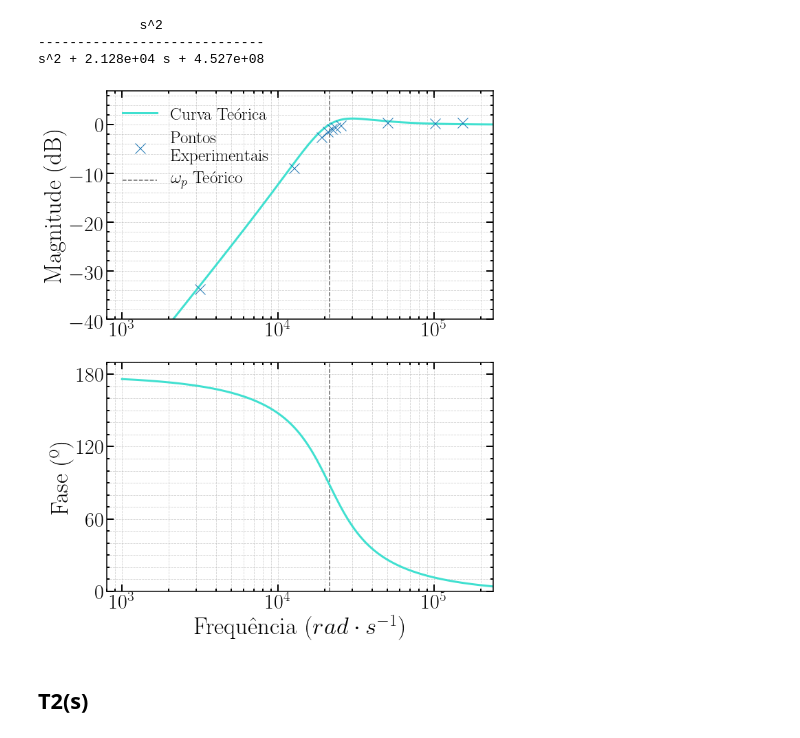
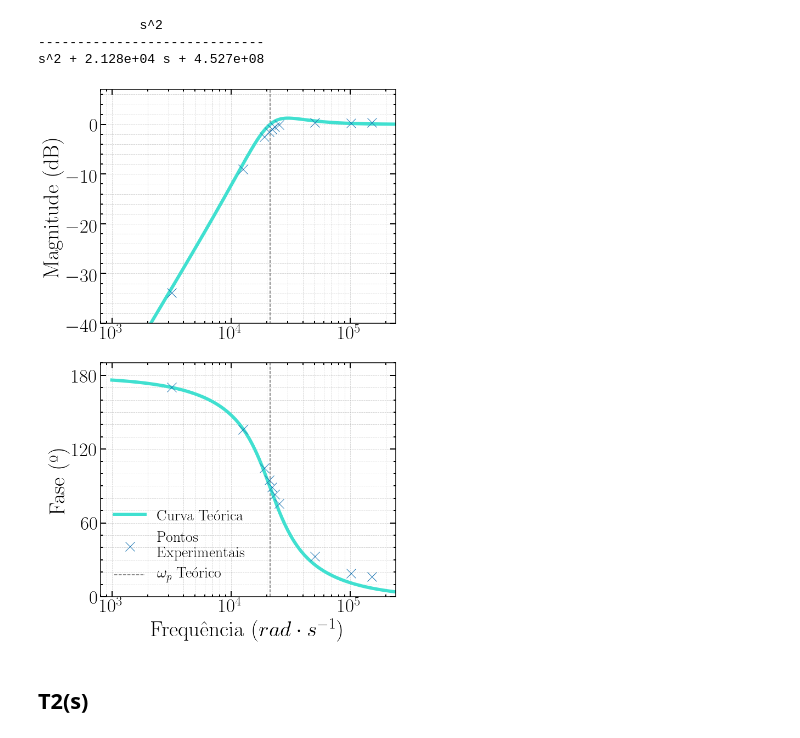
Before and after one commit to AthomsG/EGer, a Jupyter notebook: LAB1/LAB - 1.ipynb, the cells around one changed output. Drawn from its saved outputs; the diff is of its cells as text; code cells hidden in the pictures.

Commit message:
Adicionei os pontos na curva de fase

```diff
--- a/LAB1/LAB - 1.ipynb
+++ b/LAB1/LAB - 1.ipynb
@@ -129,6 +160,7 @@ ch_in  = 'CHAN1'
 ch_out = 'CHAN3'
 
 AMPS   = list()
+PHSS   = list()
 i=0
 for freq in db.sheet_names:
     fig = plt.figure()
@@ -136,8 +168,12 @@ for freq in db.sheet_names:
 
     data = sheets[freq]
 
-    popti, pcov = curve_fit(fit_func, data['Time (Secs)'], data[ch_in] , p0=[0.5, 6*freqs[i], 0, 0])
-    popto, pcov = curve_fit(fit_func, data['Time (Secs)'], data[ch_out], p0=[0.5, 6*freqs[i], 0, 0])
+
+    param_bounds=([-np.inf,-np.inf, 0, -np.inf],[np.inf, np.inf, 2*np.pi, np.inf])
+    param_bounds=([-np.inf,-np.inf, -np.inf, -np.inf],[np.inf, np.inf, np.inf, np.inf])
+
+    popti, pcov = curve_fit(fit_func, data['Time (Secs)'], data[ch_in] , p0=[0.5, 6*freqs[i], 0.2, 0], bounds=param_bounds)
+    popto, pcov = curve_fit(fit_func, data['Time (Secs)'], data[ch_out], p0=[0.5, 6*freqs[i], 0.2, 0], bounds=param_bounds)
 
     plt.plot(data['Time (Secs)'], data[ch_in] , '.', label=ch_in )
     plt.plot(data['Time (Secs)'], data[ch_out], '.', label=ch_out)
@@ -149,6 +185,8 @@ for freq in db.sheet_names:
     plt.plot(time, fit_func(time, popto[0], popto[1], popto[2], popto[3]))
 
     AMPS.append(abs(popti[0])/abs(popto[0]))
+    PHSS.append(popto[2] - popti[2])
+    #PHSS.append([popti[1], popto[1]])
 
     i += 1
 # %% [output]
@@ -187,11 +242,23 @@ print(G)
 -----------------------------
 s^2 + 2.128e+04 s + 4.527e+08
 # %%
+# DESCOMENTAR NO FIM PARA GRAVAR PLOTS EM LATEX. DEMORAM MAIS A GERAR
+plt.rcParams['font.family'] = 'serif'
+plt.rcParams['font.serif'] = ['Computer Modern Roman']
+plt.rcParams['text.usetex'] = True
+
+plt.rcParams['font.size'] = 35
+plt.rcParams['axes.labelsize'] = 40
+plt.rcParams['axes.linewidth'] = 1.5
+
+
+
+
 mag,phase,omega = control.bode(G, dB=True, plot=False)
 phase = phase - [phase[-1]]
 
 fig = plt.figure()
-fig.set_size_inches(10, 12)
+fig.set_size_inches(10, 15)
 
 ax1 = fig.add_subplot(2, 1, 1)
 #plt.title('Diagrama de Bode')
@@ -200,16 +267,17 @@ ax2 = fig.add_subplot(2, 1, 2)
 plt.xlabel(r'Frequência ($rad \cdot s^{-1}$)')
 
 #RESULTADOS TEÓRICOS
-ax1.plot(omega, 20*np.log10(mag) , lw=3, color='turquoise', label='Curva Teórica')
-ax2.plot(omega, phase*180/(np.pi), lw=3, color='turquoise')
+ax1.plot(omega, 20*np.log10(mag) , lw=6, color='turquoise', label='Curva Teórica')
+ax2.plot(omega, phase*180/(np.pi), lw=6, color='turquoise', label='Curva Teórica')
 #DADOS EXPERIMENTAIS
-ax1.plot([freq*2*np.pi for freq in freqs], [-20*np.log10(AMP) for AMP in AMPS], 'x', label='Pontos \nExperimentais', markersize=15)
+ax1.plot([freq*2*np.pi for freq in freqs_], [-20*np.log10(AMP) for AMP in AMPS], 'x', label='Pontos \nExperimentais', markersize=17)
 
 ax1.vlines(wp, -70, 7, lw=1.5, linestyle='--', label=r'$\omega_p$ Teórico', alpha=0.6)
 ax1.set_ylim(-40, 7)
 ax1.set_xlim(8*1e2, 2.4*1e5)
 
-ax2.vlines(wp, 0, 190, lw=1.5, linestyle='--', alpha=0.6)
+ax2.plot([freq*2*np.pi for freq in freqs_], [180*PHS/(np.pi) for PHS in PHSS], 'x', markersize=17, label='Pontos \nExperimentais')
+ax2.vlines(wp, 0, 190, lw=1.5, linestyle='--', alpha=0.6, label=r'$\omega_p$ Teórico')
 ax2.set_ylim(0, 190)
 ax2.set_xlim(8*1e2, 2.4*1e5)
 
@@ -218,36 +286,36 @@ ax2.set_xlim(8*1e2, 2.4*1e5)
 ax1.xaxis.set_tick_params(which='major', size=10, width=2, direction='in', top='on')
 ax1.xaxis.set_tick_params(which='minor', size=4, width=2, direction='in', top='on')
 ax1.yaxis.set_tick_params(which='major', size=10, width=2, direction='in', right='on')
 ax1.yaxis.set_tick_params(which='minor', size=4, width=2, direction='in', right='on')
 
 ax2.xaxis.set_tick_params(which='major', size=10, width=2, direction='in', top='on')
 ax2.xaxis.set_tick_params(which='minor', size=4, width=2, direction='in', top='on')
 ax2.yaxis.set_tick_params(which='major', size=10, width=2, direction='in', right='on')
 ax2.yaxis.set_tick_params(which='minor', size=4, width=2, direction='in', right='on')
 
 ax1.xaxis.set_major_locator(mpl.ticker.MultipleLocator(10))
 ax1.xaxis.set_minor_locator(mpl.ticker.MultipleLocator(2))
 ax1.yaxis.set_major_locator(mpl.ticker.MultipleLocator(10))
 ax1.yaxis.set_minor_locator(mpl.ticker.MultipleLocator(2))
 
 ax2.yaxis.set_major_locator(mpl.ticker.MultipleLocator(60))
 ax2.yaxis.set_minor_locator(mpl.ticker.MultipleLocator(10))
 
 ax1.set_ylabel('Magnitude (dB)')
 ax2.set_ylabel('Fase (º)')
 
-ax1.legend(frameon=False, fontsize = 25, loc = 'upper left')
+ax2.legend(frameon=False, fontsize = 28, loc = 'lower left')
 
 ax1.set_xscale('log')
 ax2.set_xscale('log')
 
 ax1.grid(True, which="both", linestyle='--', alpha=0.6)
 ax2.grid(True, which="both", linestyle='--', alpha=0.6)
 
 fig.tight_layout()
-fig.savefig('T1.pdf')
+fig.savefig('T1_Bode.pdf')
 # %% [output]
-[figure, old version]
+[figure, new version]
 # %% [markdown]
 ## T2(s)
 # %%
```
Also changed, not shown: parts of 31 cells of this notebook.
